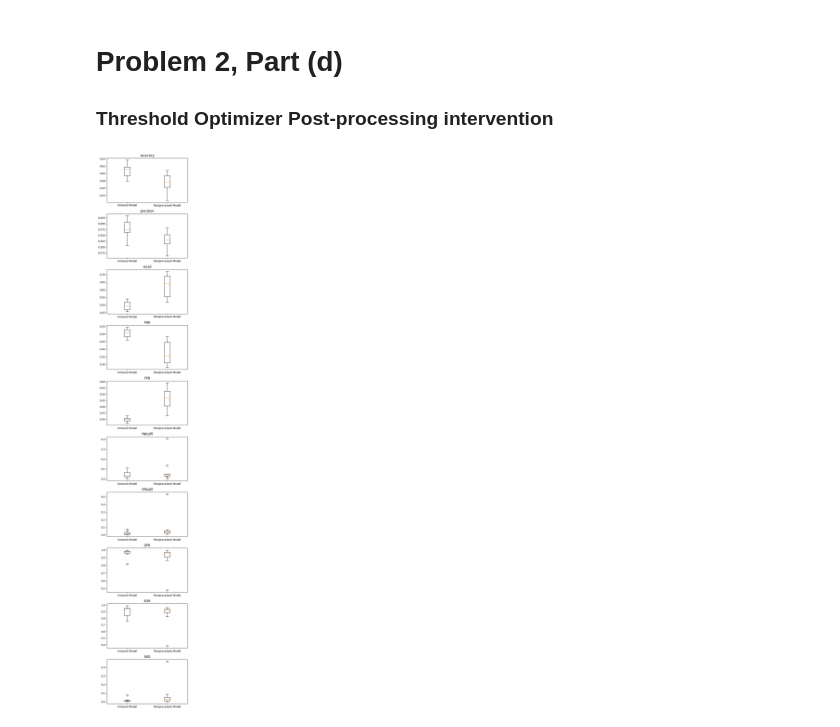
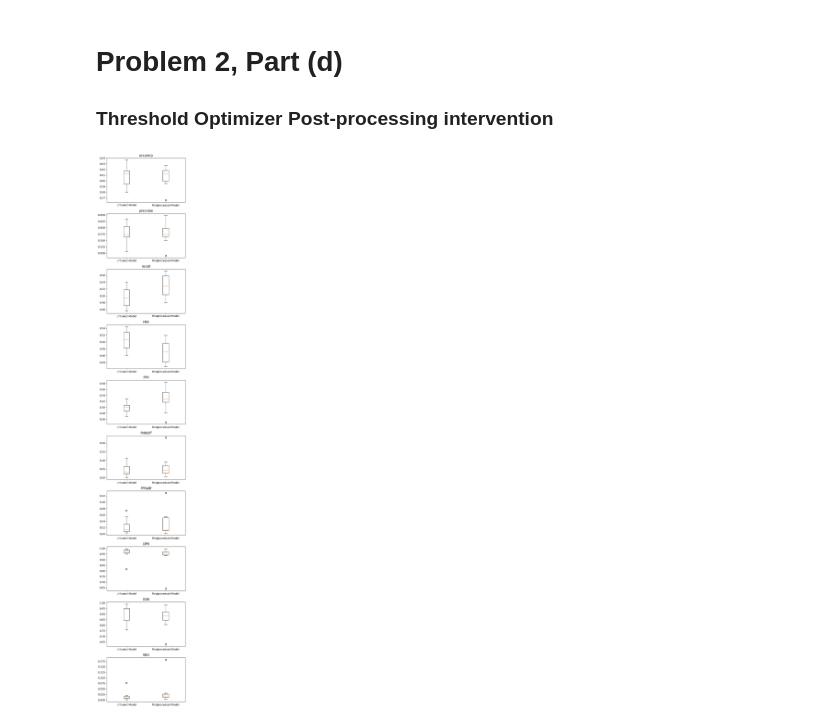
Before and after one commit to nisharamanna555/ResponsibleDataScience, a Jupyter notebook: HW1.ipynb, the cells around one changed output. Drawn from its saved outputs; the diff is of its cells as text; code cells hidden in the pictures.

```diff
--- a/HW1.ipynb
+++ b/HW1.ipynb
@@ -491,7 +491,7 @@ for i in range(10):
       untuned_results[metric].append(fair.overall[metric])
   threshold_optimizer = ThresholdOptimizer(
     estimator=clf,
-    constraints='demographic_parity',
+    constraints='equalized_odds',
     objective='accuracy_score',
     prefit=True,
     predict_method='predict_proba')
@@ -512,16 +512,15 @@ for i in range(10):
     else:
       post_processed_results[metric].append(pp_fair.overall[metric])
 # %%
-fig, axs = plt.subplots(len(results), 1, figsize=(5, 3 * len(results)))
-# print(untuned_results)
-# print(post_processed_results)
-for i in range(len(results)):
+fig, axs = plt.subplots(len(post_processed_results), 1, figsize=(5, 3 * len(post_processed_results)))
+
+for i in range(len(post_processed_results)):
   bp = axs[i].boxplot(list(untuned_results.values())[i], positions=[1], labels=['Untuned Model'])
   bp1 = axs[i].boxplot(list(post_processed_results.values())[i], positions=[2], labels=['Postprocessed Model'])
-  axs[i].set_title(list(results)[i])
+  axs[i].set_title(list(post_processed_results)[i])
 
 # show plot
 plt.tight_layout()
 plt.show()
 # %% [output]
-[figure, old version]
+[figure, new version]
```
Also changed, not shown: parts of 2 cells of this notebook.
